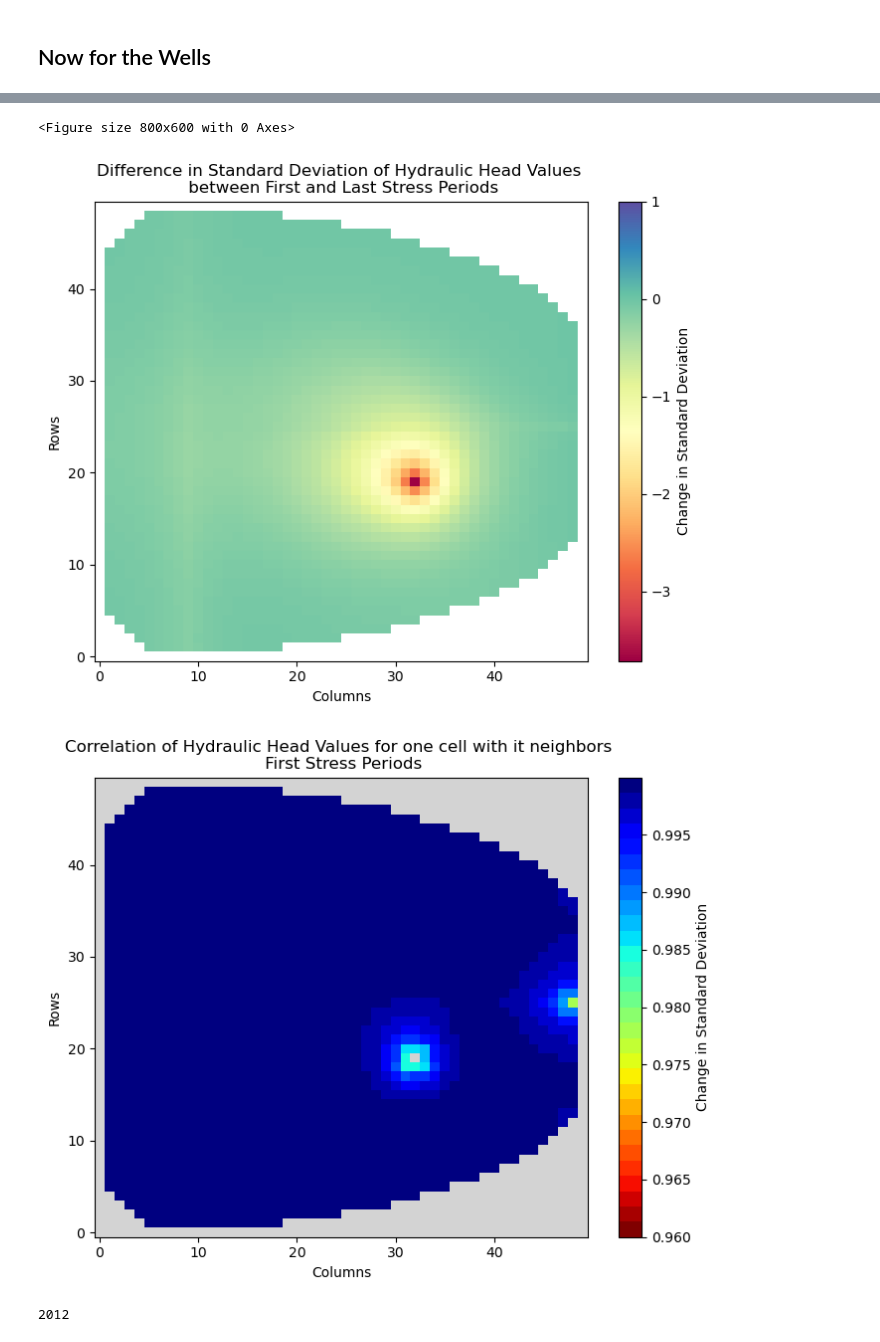
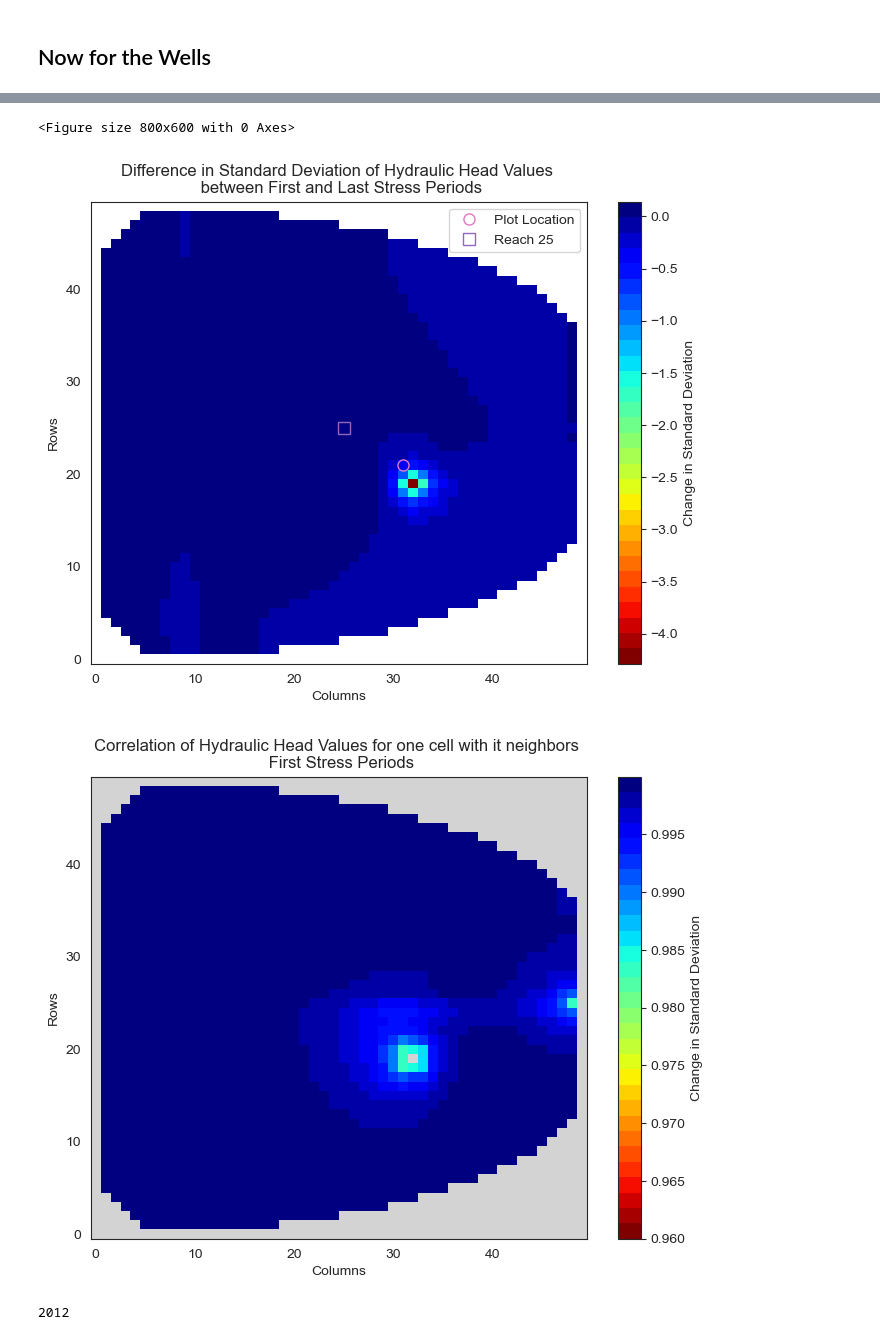
Before and after one commit to davermurray/mf-trees, a Jupyter notebook: ModflowSfrTreeTransDrawdown.ipynb, the cells around one changed output, grey strips where cells are left out. Saved outputs shown, nothing was run; the diff lists cells and outputs as text; code cells hidden in the pictures.

Commit message:
Updates to ipynbs re multi level indices for inputs

```diff
--- a/ModflowSfrTreeTransDrawdown.ipynb
+++ b/ModflowSfrTreeTransDrawdown.ipynb
@@ -347,7 +390,8 @@ Feature: 6, Score: 0.13445
 ibound = np.loadtxt('base/ibound_lyr1.txt')
 all_well_loc = np.asarray(np.where(ibound == 1)).T
 
-well_head = np.empty((all_well_loc.shape[0], len(simindex),numTS))
+#well_head = np.empty((all_well_loc.shape[0], len(simindex),numTS))
+well_head = np.empty((all_well_loc.shape[0], len(grtzSims),numTS))
 # %%
 # #Cell block for test head object out put - can ignore
 
@@ -421,7 +493,20 @@ print(new_zone)
 # %%
-well_head_df = pd.read_pickle('outputs/heads/Well_head_drawdown.pkl')
+#Only necessary if pulling well_head_df from pkl or csv
+
+#well_head_df = pd.read_pickle('outputs/heads/Well_head_drawdown.pkl')
+well_head_df = pd.read_pickle('outputs/heads/Well_head_seasons.pkl')
+
+#new_zone = pd.read_pickle('params/Drawdown_pardf.pkl')
+new_zone = pd.read_pickle('params/Seasons_pardf.pkl')
+
+well_head = np.empty((all_well_loc.shape[0], len(simindex),numTS))
 well_heads_loc = np.arange(all_well_loc.shape[0]*numTS).reshape((int(all_well_loc.shape[0]),numTS)) #splits the well head_df into subsets aplicable to the location (so we ahve numTS outputs)
-print(well_heads_loc[1])
-print(well_head_df[well_heads_loc[0]])
-#print(np.arange(all_well_loc.shape[0]).reshape((int(all_well_loc.shape[0]/2),numTS)))
+
+wellnums_arr = np.arange(well_head.shape[0])
+stps_arr = StrPer
+column_idx = pd.MultiIndex.from_product([wellnums_arr.astype('str'), stps_arr],
+                           names=['wellnum', 'Stp'])
+well_head_df.columns = column_idx
+
+display(well_head_df)
 # %% [output]
@@ -564,8 +532,8 @@ from treeFuncs import wellmesh_correlation
 
 
 #only get the heads for a certain TS - this is a little convoluted but it's what I had already
-test_head = well_head_df.to_numpy().reshape((len(simindex),well_head.shape[0],numTS))
-Stp_head_df = pd.DataFrame(test_head[:,:,4])
+test_head = well_head_df.to_numpy().reshape((len(grtzSims),well_head.shape[0],numTS))
+Stp_head_df = pd.DataFrame(test_head[:,:,-1])
 
 with pd.option_context('display.max_rows', 8, 'display.max_columns', 8):
     display(Stp_head_df)
@@ -588,13 +556,13 @@ wellmesh_corr = wellmesh_correlation(all_well_loc,Stp_head_df)
 from scipy.interpolate import interp2d
 from scipy.interpolate import griddata
 import matplotlib.cm as cm
-
+wn = 844
 
 kk = np.arange(0,50)
 gg = np.arange(0,50)
 GG, KK = np.meshgrid(gg,kk)
 
-test_head = well_head_df.to_numpy().reshape((len(simindex),well_head.shape[0],numTS))
+test_head = well_head_df.to_numpy().reshape((len(grtzSims),well_head.shape[0],numTS))
 #print(test_head)
 # well_head_var = test.var(axis=(0,1))
 # print(well_head_var.shape)
@@ -603,7 +571,7 @@ well_head_var = np.empty((well_head.shape[0],numTS))
 
 for i in range(well_head.shape[0]):
     for k in range(numTS):
-        well_head_var[i][k] = np.mean(test_head[:,i,k])
+        well_head_var[i][k] = np.std(test_head[:,i,k])
 
 print(well_head_var)
 wellmesh = np.ndarray((numTS,50,50))
@@ -628,16 +596,21 @@ plt.figure(figsize=(8,6))
 #     plt.title('Standard Deviation of the head values across the simulations \n Stress Period: ' +str(i +1))
 #     plt.show()
 # grid_z0 = griddata(wellmap[:1], wellmap[2], (KK, GG), method='nearest')
-wm_dif = wellmesh[-1]-wellmesh[0]
+wm_dif = wellmesh[0]-wellmesh[-1]
 wm_dif = np.ma.masked_array(wm_dif, wellmesh[0] < 0)
 #plt.imshow(wellmesh, cmap='RdBu')
 plt.figure(figsize=(8,6))
-plt.pcolormesh(KK,GG,wm_dif, cmap = cm.Spectral,vmax = 1, shading='nearest')
+plt.pcolormesh(KK,GG,wm_dif, cmap = cmap2, shading='nearest')
+plt.plot(int(all_well_loc[wn][1]), int(all_well_loc[wn][0]), marker="o", markersize=8, color="tab:pink", mfc='none', linestyle = "None", label="Plot Location")
+#plt.plot(range(1,49),river, color="lightblue",label='River')
+plt.plot(25,25, marker="s", markersize=8, color="tab:purple", mfc='none', linestyle = "None", label="Reach 25")
+
 #plt.plot(31, 20, marker="x", markersize=8, color="White", linestyle = "None", label="Obs")
 plt.colorbar(label = 'Change in Standard Deviation')
 plt.xlabel('Columns')
 plt.ylabel('Rows')
 plt.title('Difference in Standard Deviation of Hydraulic Head Values \n between First and Last Stress Periods')
+plt.legend()
 plt.show()
 
 plt.figure(figsize=(8,6))
@@ -659,6 +632,6 @@ plt.show()
 <Figure size 800x600 with 0 Axes>
-[figure, old version]
+[figure, new version]
-[figure, old version]
+[figure, new version]
 # %%
 
 
```
Also changed, not shown: parts of 29 cells of this notebook, 9 other files.
